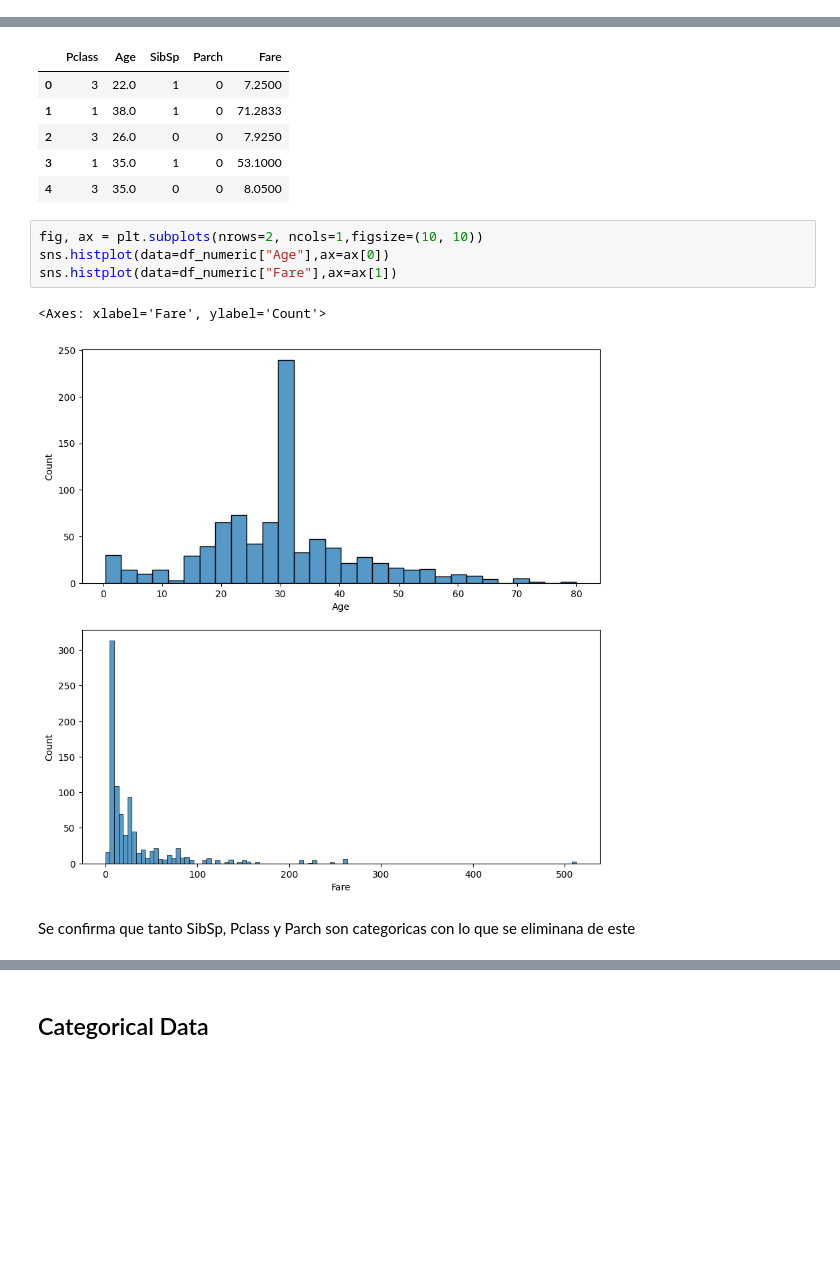
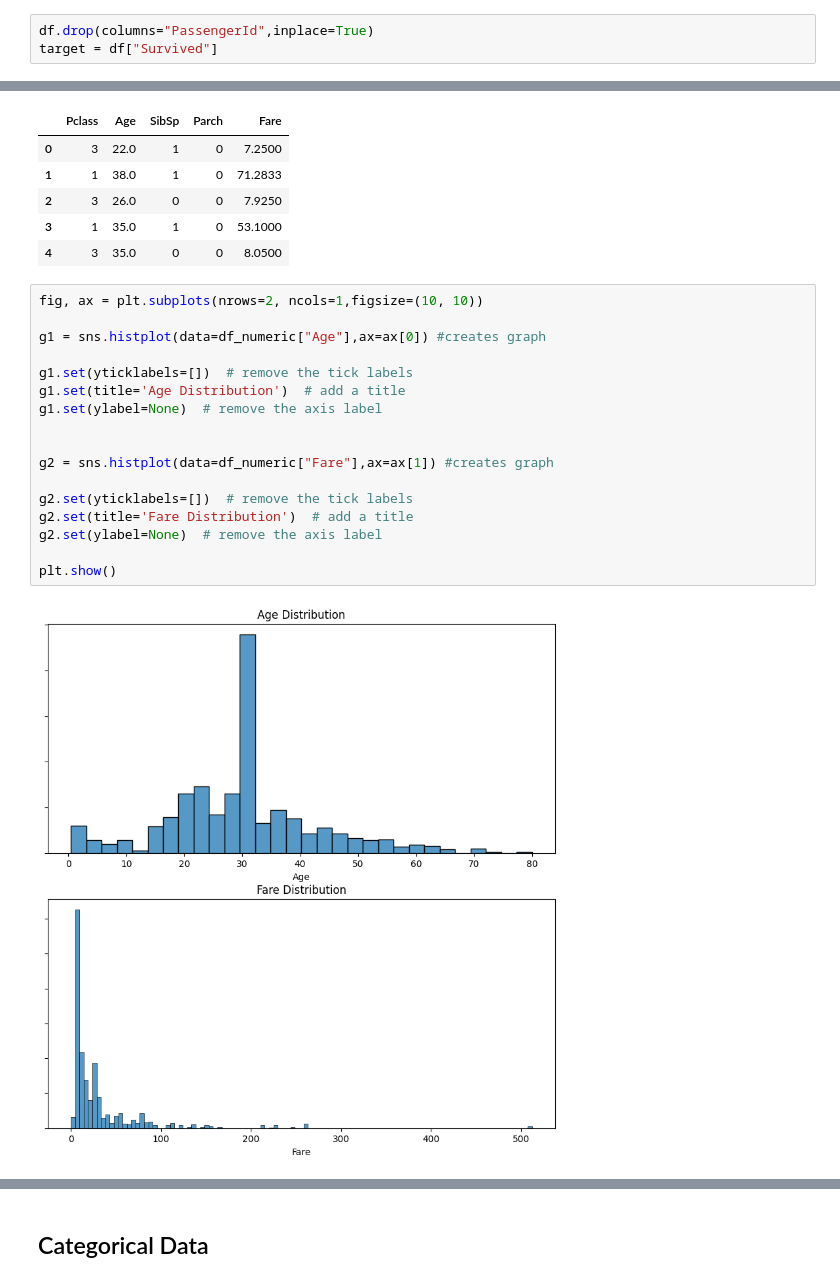
Before and after one commit to marcoeferro/EDA-exercises, a Jupyter notebook: titanic/EDA.ipynb, the cells around one changed output, grey strips where cells are left out. Cells and saved outputs as stored; diff of their text form; blank space fills up the shorter version.

Commit message:
feat: Data Compositions Visualizations

```diff
--- a/titanic/EDA.ipynb
+++ b/titanic/EDA.ipynb
@@ -12,6 +12,9 @@ df.head()
 | 2 | 3 | 1 | 3 | Heikkinen, Miss. Laina | female | 26.0 | 0 | 0 | STON/O2. 3101282 | 7.9250 | ... |
 | 3 | 4 | 1 | 1 | Futrelle, Mrs. Jacques Heath (Lil... | female | 35.0 | 1 | 0 | 113803 | 53.1000 | ... |
 | 4 | 5 | 0 | 3 | Allen, Mr. William Henry | male | 35.0 | 0 | 0 | 373450 | 8.0500 | ... |
+# %%
+df.drop(columns="PassengerId",inplace=True)
+target = df["Survived"]
 # %% [markdown]
 # Intenciones
 
@@ -162,10 +165,20 @@ df_numeric.head()
 | 4 | 3 | 35.0 | 0 | 0 | 8.0500 |
 # %%
 fig, ax = plt.subplots(nrows=2, ncols=1,figsize=(10, 10))
-sns.histplot(data=df_numeric["Age"],ax=ax[0])
-sns.histplot(data=df_numeric["Fare"],ax=ax[1])
+
+g1 = sns.histplot(data=df_numeric["Age"],ax=ax[0]) #creates graph
+
+g1.set(yticklabels=[])  # remove the tick labels
+g1.set(title='Age Distribution')  # add a title
+g1.set(ylabel=None)  # remove the axis label
+
+
+g2 = sns.histplot(data=df_numeric["Fare"],ax=ax[1]) #creates graph
+
+g2.set(yticklabels=[])  # remove the tick labels
+g2.set(title='Fare Distribution')  # add a title
+g2.set(ylabel=None)  # remove the axis label
+
+plt.show()
 # %% [output]
-<Axes: xlabel='Fare', ylabel='Count'>
-[figure, old version]
+[figure, new version]
-# %% [markdown]
-Se confirma que tanto SibSp, Pclass y Parch son categoricas con lo que se eliminana de este
```
Also changed, not shown: parts of 18 cells of this notebook.
